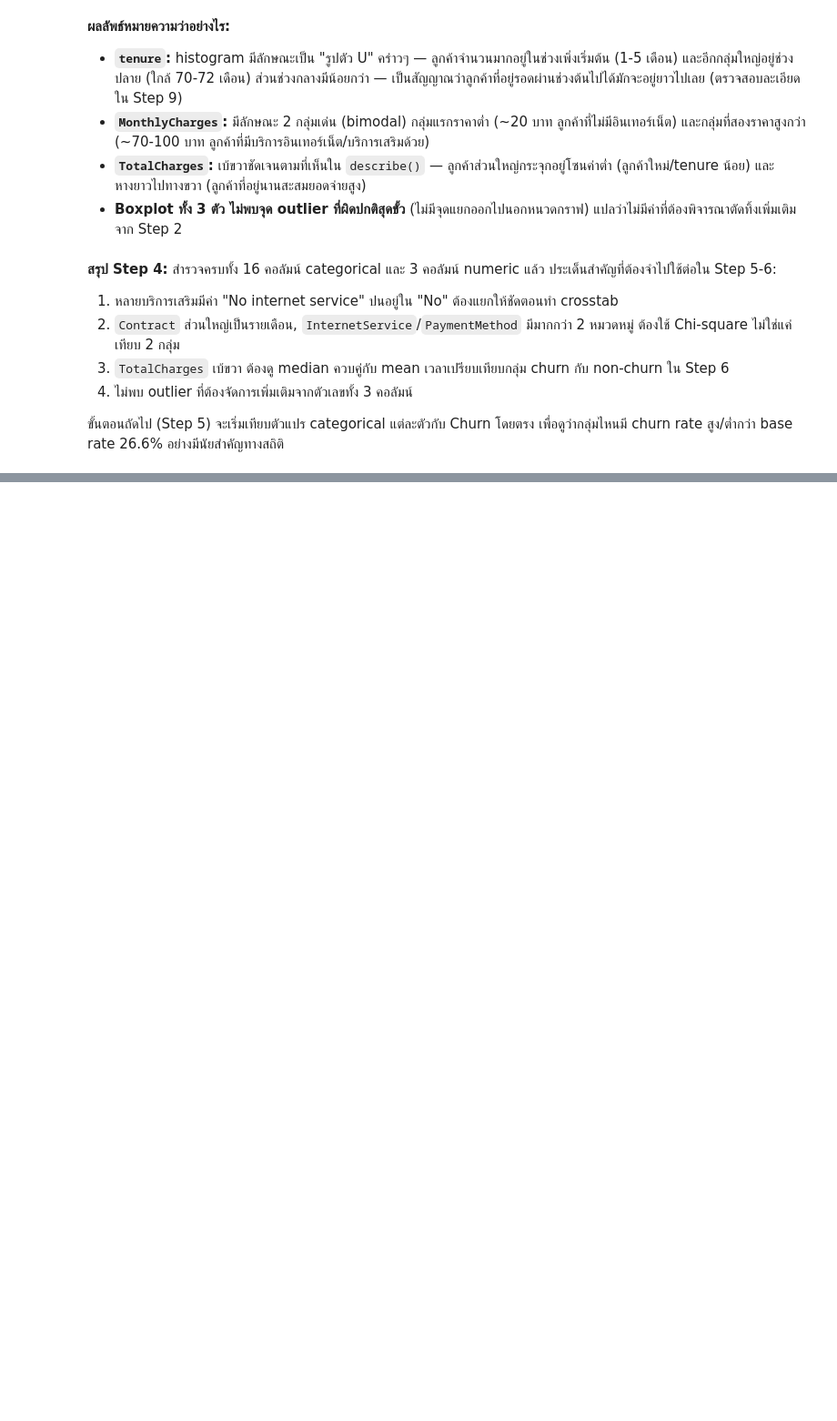
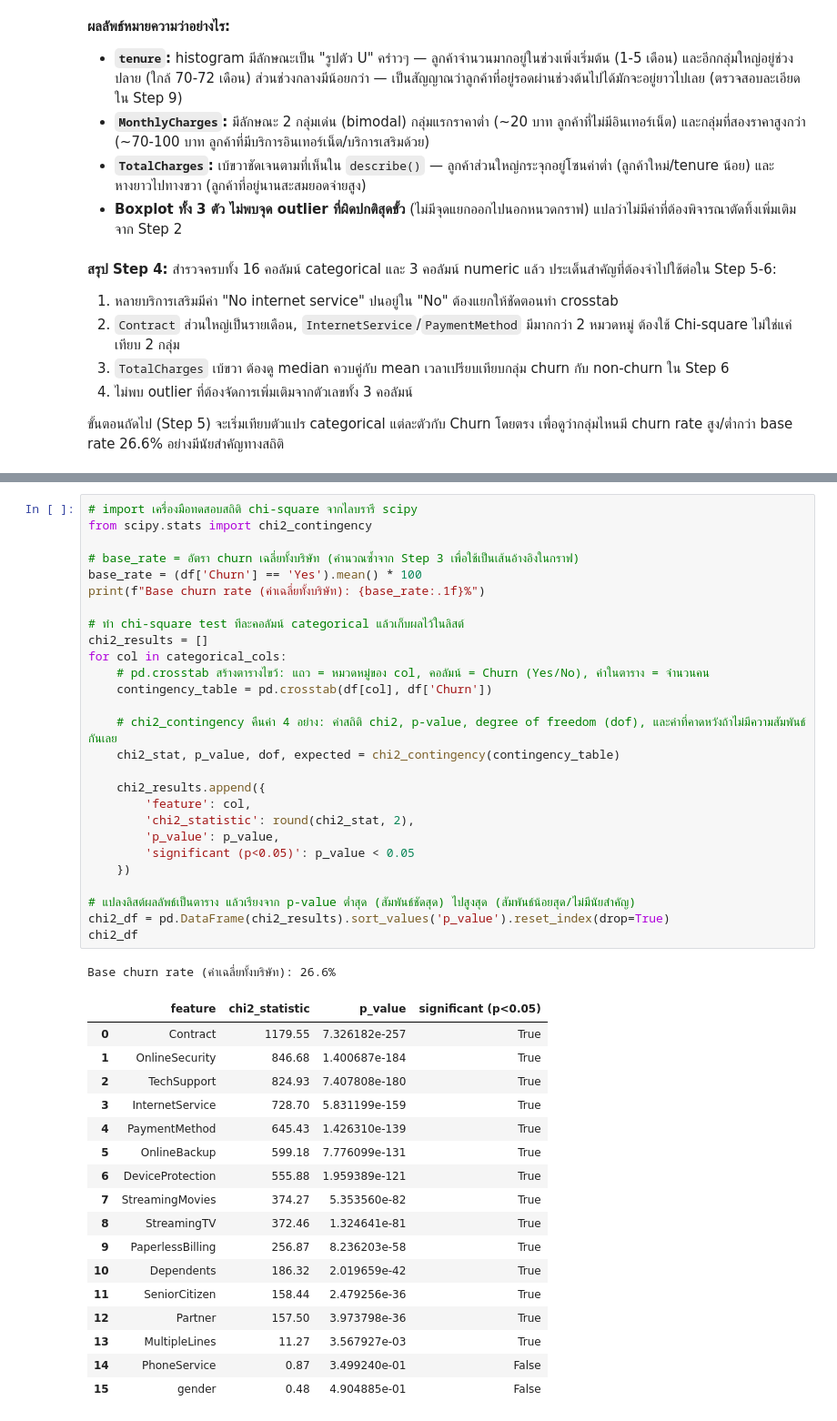
Before and after one commit to thitiwutsuk/Telco-Customer-Churn, a Jupyter notebook: telco_churn_eda.ipynb, the cells around one changed output, grey strips where cells are left out. Shown at 91% size. Cells and saved outputs as stored; diff of their text form; blank space fills up the shorter version.

```diff
--- a/telco_churn_eda.ipynb
+++ b/telco_churn_eda.ipynb
@@ -471,0 +486,46 @@ plt.show()
+# %%
+# import เครื่องมือทดสอบสถิติ chi-square จากไลบรารี scipy
+from scipy.stats import chi2_contingency
+
+# base_rate = อัตรา churn เฉลี่ยทั้งบริษัท (คำนวณซ้ำจาก Step 3 เพื่อใช้เป็นเส้นอ้างอิงในกราฟ)
+base_rate = (df['Churn'] == 'Yes').mean() * 100
+print(f"Base churn rate (ค่าเฉลี่ยทั้งบริษัท): {base_rate:.1f}%")
+
+# ทำ chi-square test ทีละคอลัมน์ categorical แล้วเก็บผลไว้ในลิสต์
+chi2_results = []
+for col in categorical_cols:
+    # pd.crosstab สร้างตารางไขว้: แถว = หมวดหมู่ของ col, คอลัมน์ = Churn (Yes/No), ค่าในตาราง = จำนวนคน
+    contingency_table = pd.crosstab(df[col], df['Churn'])
+
+    # chi2_contingency คืนค่า 4 อย่าง: ค่าสถิติ chi2, p-value, degree of freedom (dof), และค่าที่คาดหวังถ้าไม่มีความสัมพันธ์กันเลย
+    chi2_stat, p_value, dof, expected = chi2_contingency(contingency_table)
+
+    chi2_results.append({
+        'feature': col,
+        'chi2_statistic': round(chi2_stat, 2),
+        'p_value': p_value,
+        'significant (p<0.05)': p_value < 0.05
+    })
+
+# แปลงลิสต์ผลลัพธ์เป็นตาราง แล้วเรียงจาก p-value ต่ำสุด (สัมพันธ์ชัดสุด) ไปสูงสุด (สัมพันธ์น้อยสุด/ไม่มีนัยสำคัญ)
+chi2_df = pd.DataFrame(chi2_results).sort_values('p_value').reset_index(drop=True)
+chi2_df
+# %% [output]
+Base churn rate (ค่าเฉลี่ยทั้งบริษัท): 26.6%
+|  | feature | chi2_statistic | p_value | significant (p<0.05) |
+| 0 | Contract | 1179.55 | 7.326182e-257 | True |
+| 1 | OnlineSecurity | 846.68 | 1.400687e-184 | True |
+| 2 | TechSupport | 824.93 | 7.407808e-180 | True |
+| 3 | InternetService | 728.70 | 5.831199e-159 | True |
+| 4 | PaymentMethod | 645.43 | 1.426310e-139 | True |
+| 5 | OnlineBackup | 599.18 | 7.776099e-131 | True |
+| 6 | DeviceProtection | 555.88 | 1.959389e-121 | True |
+| 7 | StreamingMovies | 374.27 | 5.353560e-82 | True |
+| 8 | StreamingTV | 372.46 | 1.324641e-81 | True |
+| 9 | PaperlessBilling | 256.87 | 8.236203e-58 | True |
+| 10 | Dependents | 186.32 | 2.019659e-42 | True |
+| 11 | SeniorCitizen | 158.44 | 2.479256e-36 | True |
+| 12 | Partner | 157.50 | 3.973798e-36 | True |
+| 13 | MultipleLines | 11.27 | 3.567927e-03 | True |
+| 14 | PhoneService | 0.87 | 3.499240e-01 | False |
+| 15 | gender | 0.48 | 4.904885e-01 | False |
```
Also changed, not shown: parts of 6 cells of this notebook, 1 other file.
